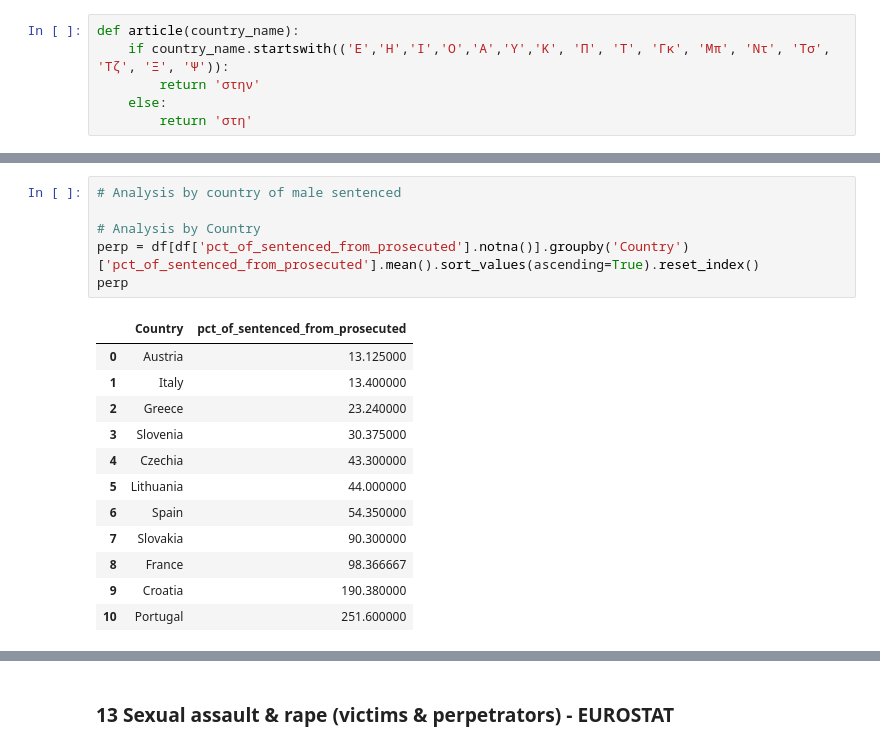
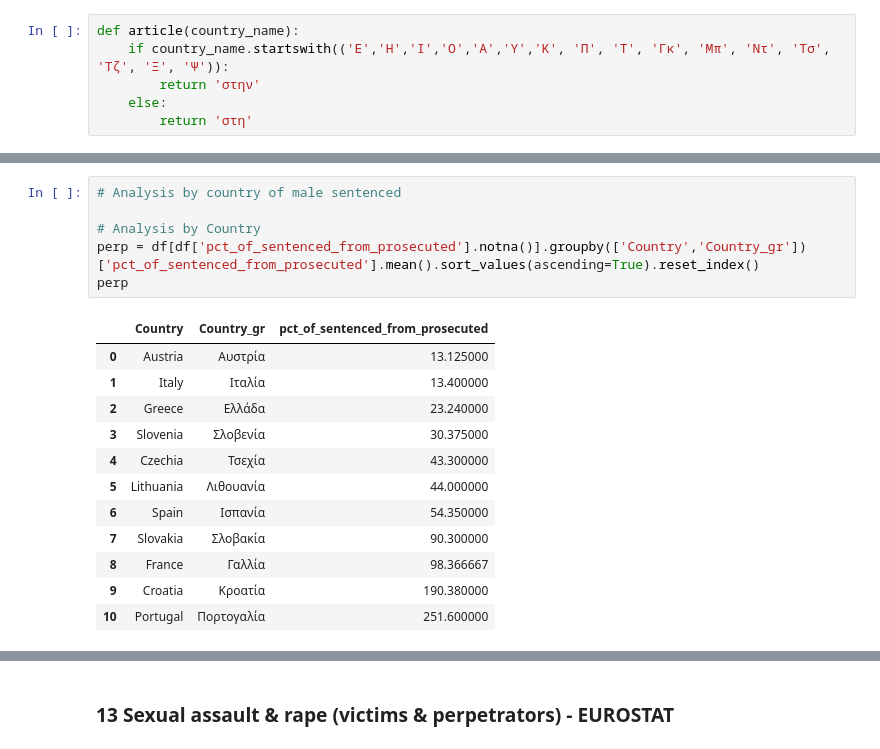
Before and after one commit to troboukis/FEMICIDES, a Jupyter notebook: Analysis.ipynb, the cells around one changed output, grey strips where cells are left out. Drawn from its saved outputs; the diff is of its cells as text.

```diff
--- a/Analysis.ipynb
+++ b/Analysis.ipynb
@@ -1499,22 +1499,22 @@ perp_results
 # %%
 # Analysis by country of male sentenced
 
 # Analysis by Country
-perp = df[df['pct_of_sentenced_from_prosecuted'].notna()].groupby('Country')['pct_of_sentenced_from_prosecuted'].mean().sort_values(ascending=True).reset_index()
+perp = df[df['pct_of_sentenced_from_prosecuted'].notna()].groupby(['Country','Country_gr'])['pct_of_sentenced_from_prosecuted'].mean().sort_values(ascending=True).reset_index()
 perp
 # %% [output]
-|  | Country | pct_of_sentenced_from_prosecuted |
-| 0 | Austria | 13.125000 |
-| 1 | Italy | 13.400000 |
-| 2 | Greece | 23.240000 |
-| 3 | Slovenia | 30.375000 |
-| 4 | Czechia | 43.300000 |
-| 5 | Lithuania | 44.000000 |
-| 6 | Spain | 54.350000 |
-| 7 | Slovakia | 90.300000 |
-| 8 | France | 98.366667 |
-| 9 | Croatia | 190.380000 |
-| 10 | Portugal | 251.600000 |
+|  | Country | Country_gr | pct_of_sentenced_from_prosecuted |
+| 0 | Austria | Αυστρία | 13.125000 |
+| 1 | Italy | Ιταλία | 13.400000 |
+| 2 | Greece | Ελλάδα | 23.240000 |
+| 3 | Slovenia | Σλοβενία | 30.375000 |
+| 4 | Czechia | Τσεχία | 43.300000 |
+| 5 | Lithuania | Λιθουανία | 44.000000 |
+| 6 | Spain | Ισπανία | 54.350000 |
+| 7 | Slovakia | Σλοβακία | 90.300000 |
+| 8 | France | Γαλλία | 98.366667 |
+| 9 | Croatia | Κροατία | 190.380000 |
+| 10 | Portugal | Πορτογαλία | 251.600000 |
 # %%
 perp_results=[]
 for i, item in perp.iterrows():
```
Also changed, not shown: parts of 18 cells of this notebook, 1 other file.
